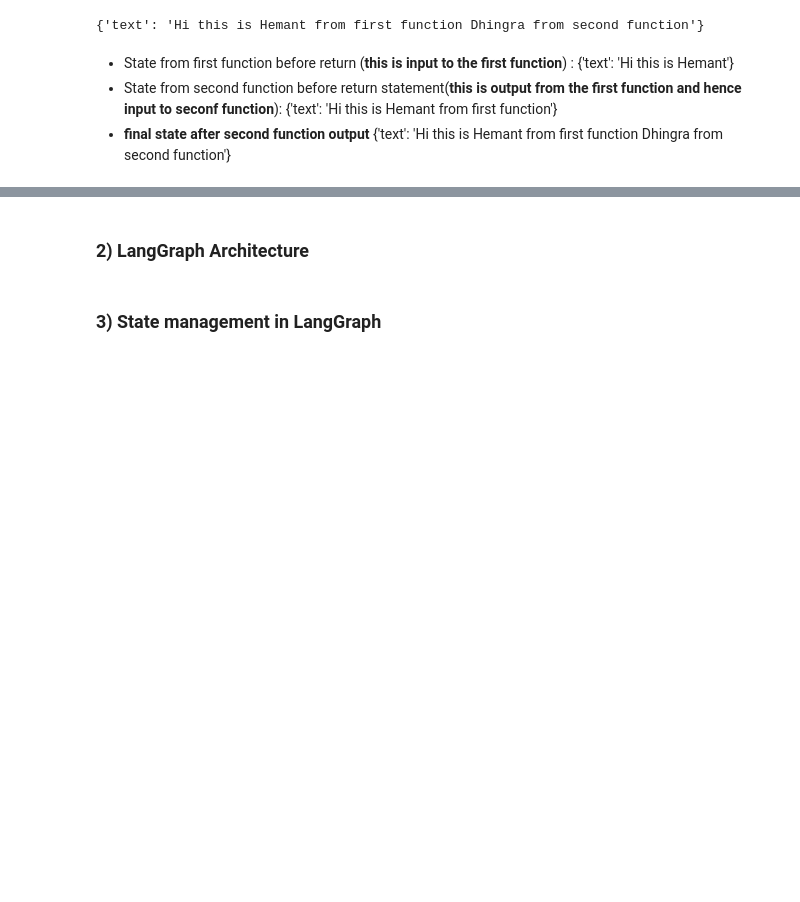
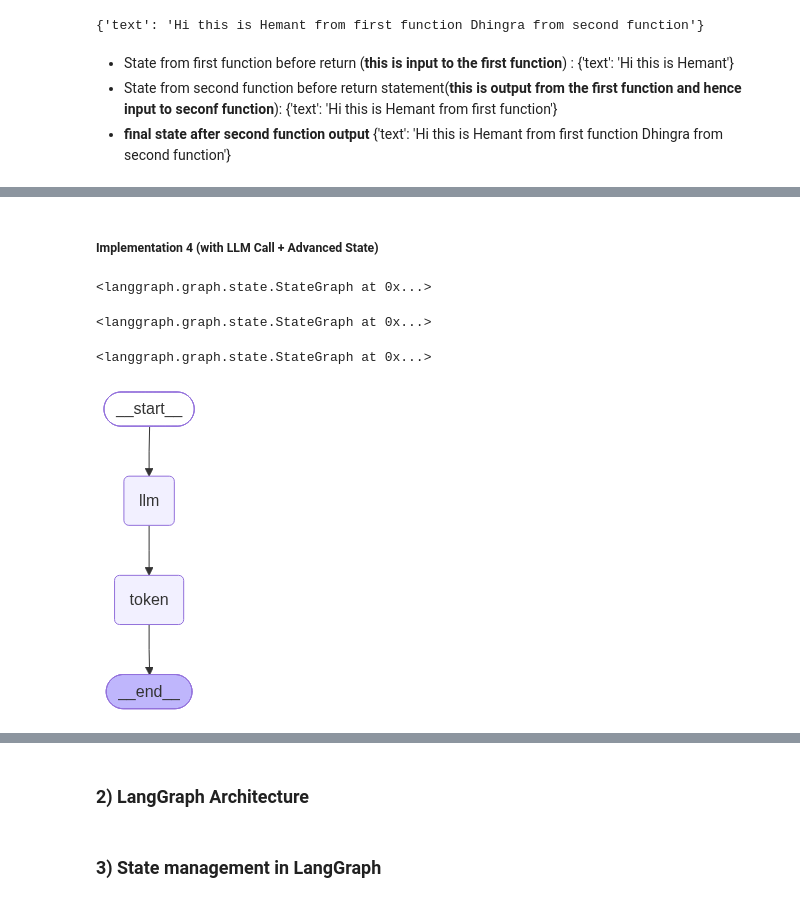
Before and after one commit to Hmnt-dhngra/Modern_route_Full_stack_GenAI, a Jupyter notebook: 4) Agentic_AI/4.2) LangGraph.ipynb, the cells around one changed output, grey strips where cells are left out. Saved outputs shown, nothing was run; the diff lists cells and outputs as text; code cells hidden in the pictures; blank space fills up the shorter version.

```diff
--- a/4) Agentic_AI/4.2) LangGraph.ipynb
+++ b/4) Agentic_AI/4.2) LangGraph.ipynb
@@ -121,0 +220,2 @@ result
+# %% [markdown]
+##### **Implementation 4 (with LLM Call + Advanced State)**
@@ -121,0 +273,30 @@ result
+# %%
+workflow.add_node("llm", llm_node)
+# %% [output]
+<langgraph.graph.state.StateGraph at 0x...>
+# %%
+workflow.add_node("token", token_counter)
+# %% [output]
+<langgraph.graph.state.StateGraph at 0x...>
+# %%
+workflow.add_edge(START, "llm")
+workflow.add_edge("llm", "token")
+workflow.add_edge("token", END)
+# %% [output]
+<langgraph.graph.state.StateGraph at 0x...>
+# %%
+app = workflow.compile()
+# %%
+from IPython.display import (
+    Image,
+    display,
+)
+
+
+display(
+    Image(
+        app.get_graph().draw_mermaid_png()
+    )
+)
+# %% [output]
+[figure, added]
```
Also changed, not shown: parts of 22 cells of this notebook, 1 other file.
